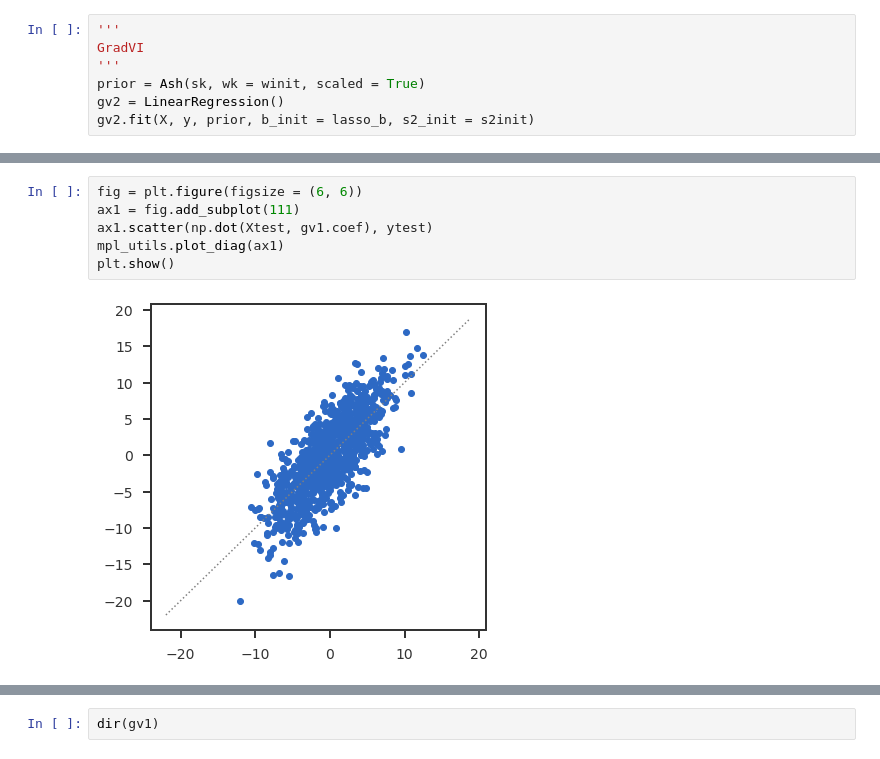
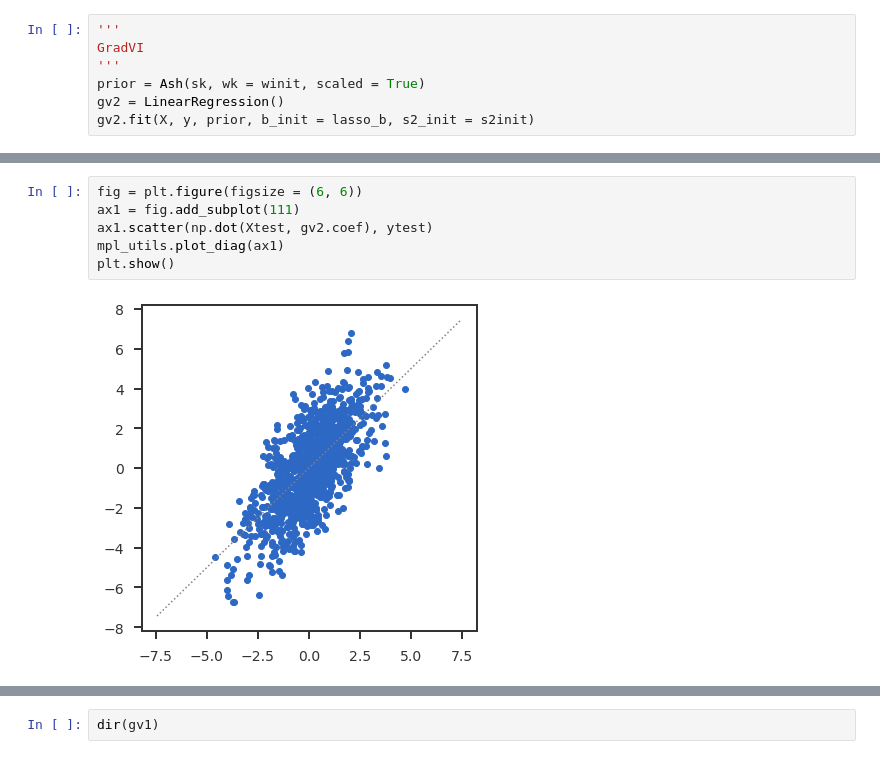
Before and after one commit to banskt/mr-ash-pen-workspace, a Jupyter notebook: notebooks/simulation_setup/high_dimension_sparse.ipynb, the cells around one changed output, grey strips where cells are left out. Cells and saved outputs as stored; diff of their text form.

```diff
--- a/notebooks/simulation_setup/high_dimension_sparse.ipynb
+++ b/notebooks/simulation_setup/high_dimension_sparse.ipynb
@@ -135,11 +146,11 @@ plt.show()
 # %%
 fig = plt.figure(figsize = (6, 6))
 ax1 = fig.add_subplot(111)
-ax1.scatter(np.dot(Xtest, gv1.coef), ytest)
+ax1.scatter(np.dot(Xtest, gv2.coef), ytest)
 mpl_utils.plot_diag(ax1)
 plt.show()
 # %% [output]
-[figure, old version]
+[figure, new version]
 # %%
 gv2.intercept
 # %% [output]
```
Also changed, not shown: parts of 34 cells of this notebook, 5 other files.
